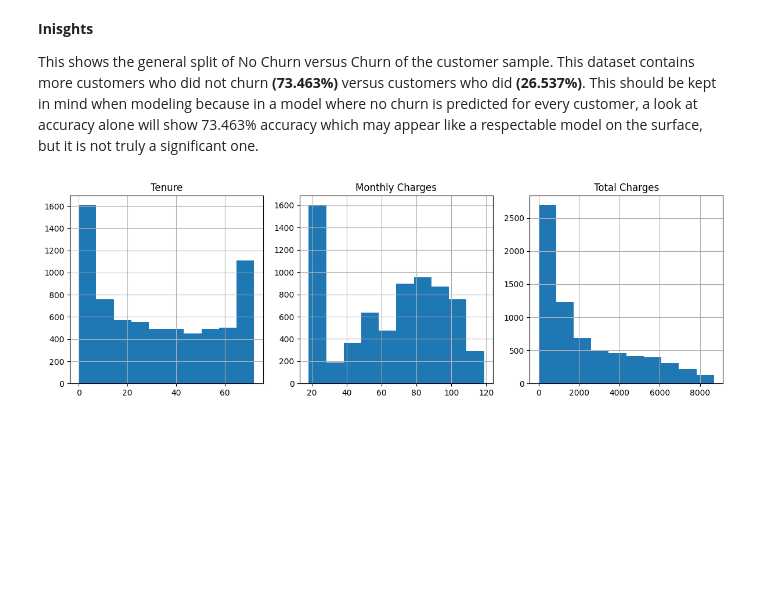
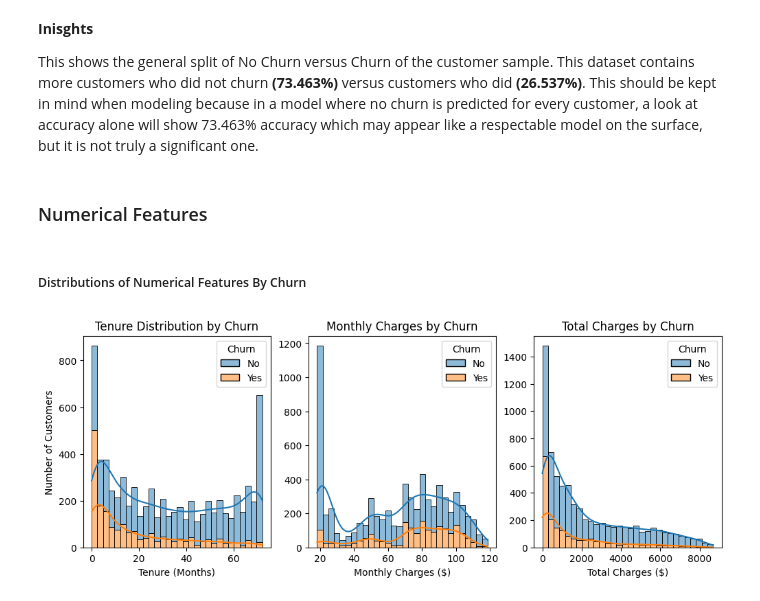
Before and after one commit to keeganprunty/telco-churn-analysis, a Jupyter notebook: telco_customer_analysis.ipynb, the cells around one changed output. Cells and saved outputs as stored; diff of their text form; code cells hidden in the pictures; blank space fills up the shorter version.

Commit message:
EDA: numerical values by churn and began inisght, also fixed some formatting and errors

```diff
--- a/telco_customer_analysis.ipynb
+++ b/telco_customer_analysis.ipynb
@@ -324,20 +328,57 @@ Name: proportion, dtype: float64
 **Inisghts**
 
 This shows the general split of No Churn versus Churn of the customer sample. This dataset contains more customers who did not churn **(73.463%)** versus customers who did **(26.537%)**. This should be kept in mind when modeling because in a model where no churn is predicted for every customer, a look at accuracy alone will show 73.463% accuracy which may appear like a respectable model on the surface, but it is not truly a significant one.
+# %% [markdown]
+### Numerical Features
+# %% [markdown]
+##### Distributions of Numerical Features By Churn
 # %%
 fig, axes = plt.subplots(1, 3, figsize=(12, 4))
 
-clean_df['tenure'].hist(ax=axes[0])
-axes[0].set_title('Tenure')
-plt.
+# plot for Tenure by Churn
+sns.histplot(
+    data=clean_df,
+    x='tenure',
+    hue='Churn',
+    bins=30,
+    kde=True,
+    multiple='stack',
+    ax = axes[0]
+)
 
-clean_df['MonthlyCharges'].hist(ax=axes[1])
-axes[1].set_title('Monthly Charges')
+axes[0].set_title('Tenure Distribution by Churn')
+axes[0].set_xlabel('Tenure (Months)')
+axes[0].set_ylabel('Number of Customers')
 
-clean_df['TotalCharges'].hist(ax=axes[2])
-axes[2].set_title('Total Charges')
+# plot for Monthly Charges by Churn
+sns.histplot(
+    data=clean_df,
+    x='MonthlyCharges',
+    hue='Churn',
+    bins=30,
+    kde=True,
+    multiple='stack',
+    ax = axes[1]
+)
 
-plt.tight_layout()
+axes[1].set_title('Monthly Charges by Churn')
+axes[1].set_xlabel('Monthly Charges ($)')
+axes[1].set_ylabel('') #getting rid of the "count" y axis label
+
+# plot for Total Charges by Churn
+sns.histplot(
+    data=clean_df,
+    x='TotalCharges',
+    hue='Churn',
+    bins=30,
+    kde=True,
+    multiple='stack',
+    ax = axes[2]
+)
+
+axes[2].set_title('Total Charges by Churn')
+axes[2].set_xlabel('Total Charges ($)')
+axes[2].set_ylabel('')
 plt.show()
 # %% [output]
-[figure, old version]
+[figure, new version]
```
Also changed, not shown: parts of 7 cells of this notebook.
